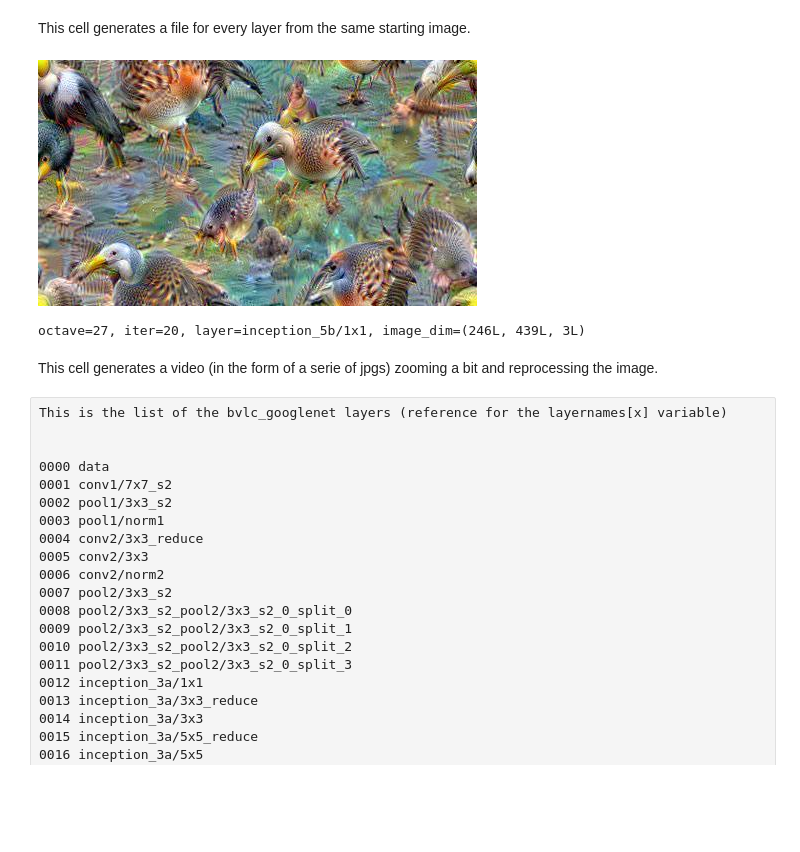
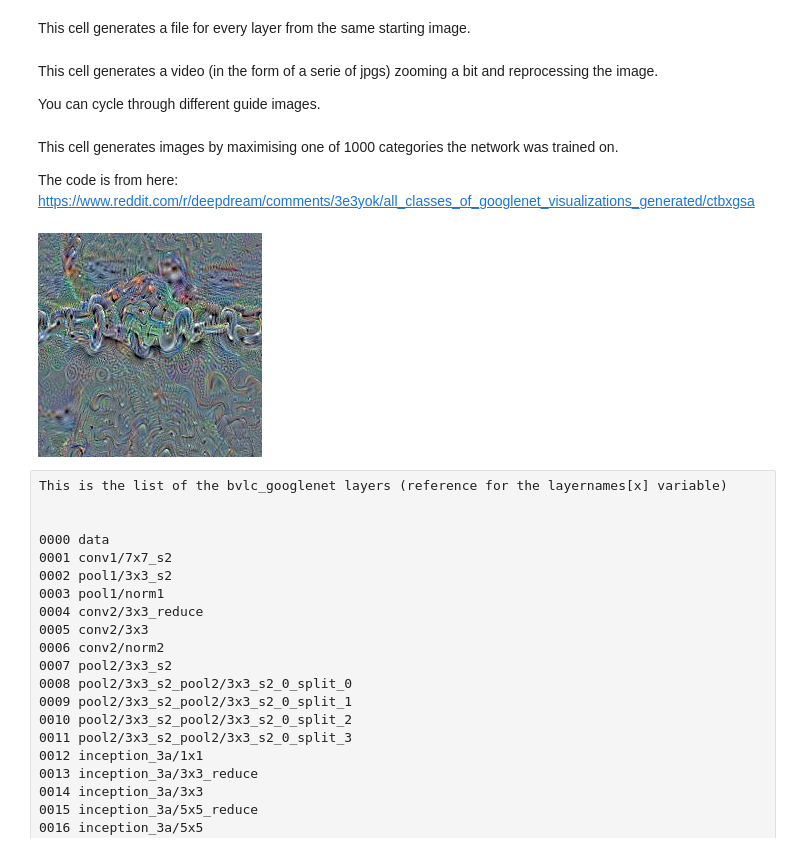
Before and after one commit to spiorf/deepdream, a Jupyter notebook: bat-country.ipynb, the cells around one changed output. Saved outputs shown, nothing was run; the diff lists cells and outputs as text; code cells hidden in the pictures; blank space fills up the shorter version.

```diff
--- a/bat-country.ipynb
+++ b/bat-country.ipynb
@@ -297,23 +322,23 @@ This cell generates a file for every layer from the same starting image.
 # %%
 #Output dir
 rootdir = '/Users/spiorf/Desktop/dreams/'
-name_prefix = 'eaglelayer-'
+name_prefix = 'traffic-places-layer-'
 
 if not os.path.exists(rootdir):
     os.makedirs(rootdir)
     #Start image
-startimage = '/Users/spiorf/Desktop/deepdream/source_images/grey720.jpg'
+startimage = '/Users/spiorf/Desktop/deepdream/source_images/city.jpg'
 
 
     #Guide image
-guideimage = '/Users/spiorf/Desktop/deepdream/guide_images/eagle.jpg'
+guideimage = '/Users/spiorf/Desktop/deepdream/guide_images/pines.jpg'
 
 
 #Init model
 bc = BatCountry(model_path,deploy_path=net_fn, model_path=param_fn)
 
 
-i=110
+i=117
 
 #while i< (len(layernames)):
 while i > 0:
@@ -321,9 +346,15 @@ while i > 0:
             features = bc.prepare_guide(PIL.Image.open(guideimage), end=layernames[i])
             img = np.float32(PIL.Image.open(startimage))
 #            frame = bc.dream(img, iter_n=20, octave_n=4, octave_scale=1.3, end=layernames[i], verbose=True, visualize=False) # Uncomment for unguided image
-            frame = bc.dream(img, iter_n=50, octave_n=50, octave_scale=1.05, end=layernames[i],         #
-                             objective_fn=BatCountry.guided_objective, objective_features=features,   # Comment for unguided image
-                             verbose=True, visualize=False)                                           #
+            frame = bc.dream(img,
+                             iter_n=50,
+                             octave_n=50,
+                             octave_scale=1.05,
+                             end=layernames[i],         #
+                             objective_fn=BatCountry.guided_objective,
+                             objective_features=features,   # Comment for unguided image
+                             verbose=True,
+                             visualize=False)                                           #
             filename = name_prefix + `i` + "-" + layernames[i].replace('/', '')
             PIL.Image.fromarray(np.uint8(frame)).save(rootdir + "%s.jpg"%filename)
             print(i+1, str(layernames[i]))
@@ -338,10 +369,9 @@ while i > 0:
         pass
 bc.cleanup()
 showarray(PIL.Image.open(guideimage))
-# %% [output]
-[figure, removed]
-octave=27, iter=20, layer=inception_5b/1x1, image_dim=(246L, 439L, 3L)
 # %% [markdown]
 This cell generates a video (in the form of a serie of jpgs) zooming a bit and reprocessing the image.
+
+You can cycle through different guide images.
 # %%
 #Output dir
@@ -398,6 +444,38 @@ while i< 10000:
         pass
 
 bc.cleanup()
+# %% [markdown]
+This cell generates images by maximising one of 1000 categories the network was trained on.
+
+The code is from here: https://www.reddit.com/r/deepdream/comments/3e3yok/all_classes_of_googlenet_visualizations_generated/ctbxgsa
+# %%
+rootdir = '/Users/spiorf/Desktop/dreams/'
+name_prefix = '_out_'
+cl = 488 #  Class to maximize. Refer line number of file synset_words.txt inside  http://dl.caffe.berkeleyvision.org/caffe_ilsvrc12.tar.gz
+         #  1 = goldfish, Carassius auratus
+         #  55 = green snake, grass snake
+         #  488 = chain
+
+bc = BatCountry(model_path,deploy_path=net_fn, model_path=param_fn)
+end=layernames[119]
+img = np.float32(PIL.Image.new("RGB", (224,224),"rgb(104,116,122)"))
+img += nd.gaussian_filter(np.random.normal(0, 25, img.shape), 1.5)
+
+image = bc.dream(img,
+                 iter_n=150,
+                 octave_n=1,
+                 octave_scale=1.5,
+                 end=end,
+                 objective_fn=BatCountry.class_objective,
+                 verbose=True,
+                 visualize=False)
+
+bc.cleanup()
+showarray(image)
+filename = ''.join(random.SystemRandom().choice(string.ascii_uppercase + string.digits) for _ in range(10))
+PIL.Image.fromarray(np.uint8(image)).save(rootdir + name_prefix + "%s.jpg"%filename)
+# %% [output]
+[figure, added]
 # %% [raw]
 This is the list of the bvlc_googlenet layers (reference for the layernames[x] variable)
 
```
Also changed, not shown: parts of 4 cells of this notebook, 2 other files.
